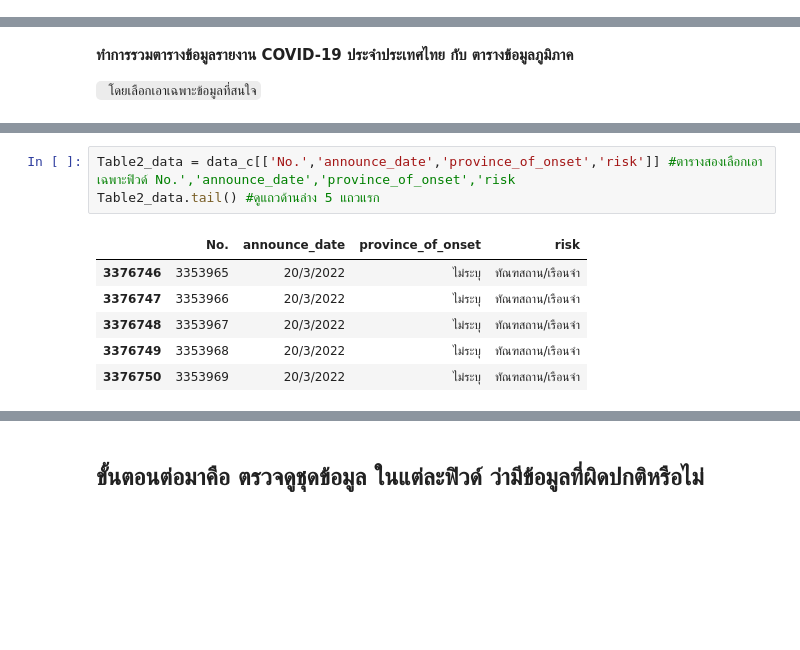
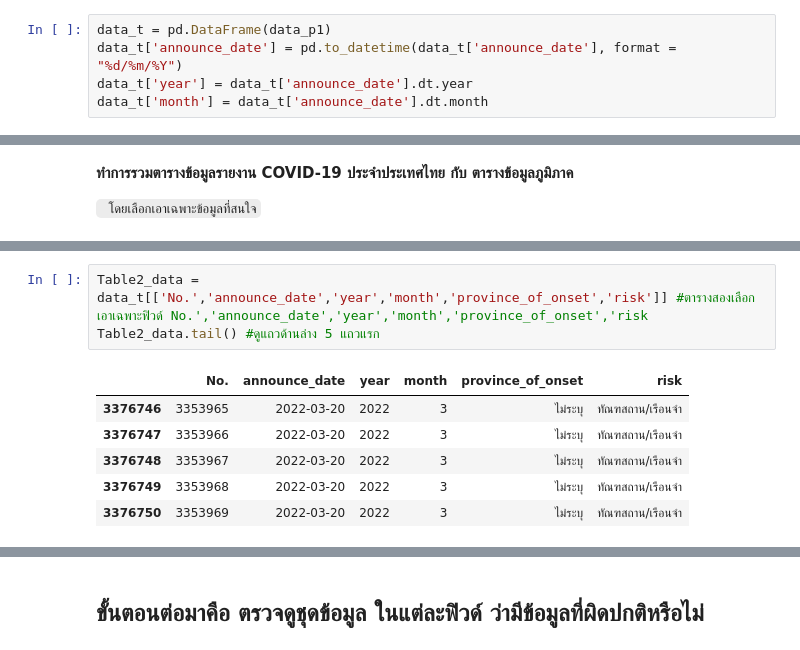
Before and after one commit to team0243/data_viz_2022, a Jupyter notebook: Project.ipynb, the cells around one changed output, grey strips where cells are left out. Cells and saved outputs as stored; diff of their text form; blank space fills up the shorter version.

```diff
--- a/Project.ipynb
+++ b/Project.ipynb
@@ -317,0 +320,5 @@ data_p1
+# %%
+data_t = pd.DataFrame(data_p1)
+data_t['announce_date'] = pd.to_datetime(data_t['announce_date'], format = "%d/%m/%Y")
+data_t['year'] = data_t['announce_date'].dt.year
+data_t['month'] = data_t['announce_date'].dt.month
@@ -458,15 +481,15 @@ Table1_data.head() #ดูแถวด้านบน 5 แถวแรก
 | 3 | 4 | ชาย | 68.0 | ปี | China |
 | 4 | 5 | หญิง | 66.0 | ปี | China |
 # %%
-Table2_data = data_c[['No.','announce_date','province_of_onset','risk']] #ตารางสองเลือกเอาเฉพาะฟิวด์ No.','announce_date','province_of_onset','risk
+Table2_data = data_t[['No.','announce_date','year','month','province_of_onset','risk']] #ตารางสองเลือกเอาเฉพาะฟิวด์ No.','announce_date','year','month','province_of_onset','risk
 Table2_data.tail() #ดูแถวด้านล่าง 5 แถวแรก
 # %% [output]
-|  | No. | announce_date | province_of_onset | risk |
-| 3376746 | 3353965 | 20/3/2022 | ไม่ระบุ | ทัณฑสถาน/เรือนจำ |
-| 3376747 | 3353966 | 20/3/2022 | ไม่ระบุ | ทัณฑสถาน/เรือนจำ |
-| 3376748 | 3353967 | 20/3/2022 | ไม่ระบุ | ทัณฑสถาน/เรือนจำ |
-| 3376749 | 3353968 | 20/3/2022 | ไม่ระบุ | ทัณฑสถาน/เรือนจำ |
-| 3376750 | 3353969 | 20/3/2022 | ไม่ระบุ | ทัณฑสถาน/เรือนจำ |
+|  | No. | announce_date | year | month | province_of_onset | risk |
+| 3376746 | 3353965 | 2022-03-20 | 2022 | 3 | ไม่ระบุ | ทัณฑสถาน/เรือนจำ |
+| 3376747 | 3353966 | 2022-03-20 | 2022 | 3 | ไม่ระบุ | ทัณฑสถาน/เรือนจำ |
+| 3376748 | 3353967 | 2022-03-20 | 2022 | 3 | ไม่ระบุ | ทัณฑสถาน/เรือนจำ |
+| 3376749 | 3353968 | 2022-03-20 | 2022 | 3 | ไม่ระบุ | ทัณฑสถาน/เรือนจำ |
+| 3376750 | 3353969 | 2022-03-20 | 2022 | 3 | ไม่ระบุ | ทัณฑสถาน/เรือนจำ |
 # %%
 Table3_data = Table1_data.merge(Table2_data) # นำสองตารางแรกมารวมกันด้วยคำสั่ง merge โดยใช้ฟิวด์No.นำมาเชื่อมกัน
 Table3_data.head(10)
```
Also changed, not shown: parts of 36 cells of this notebook.
